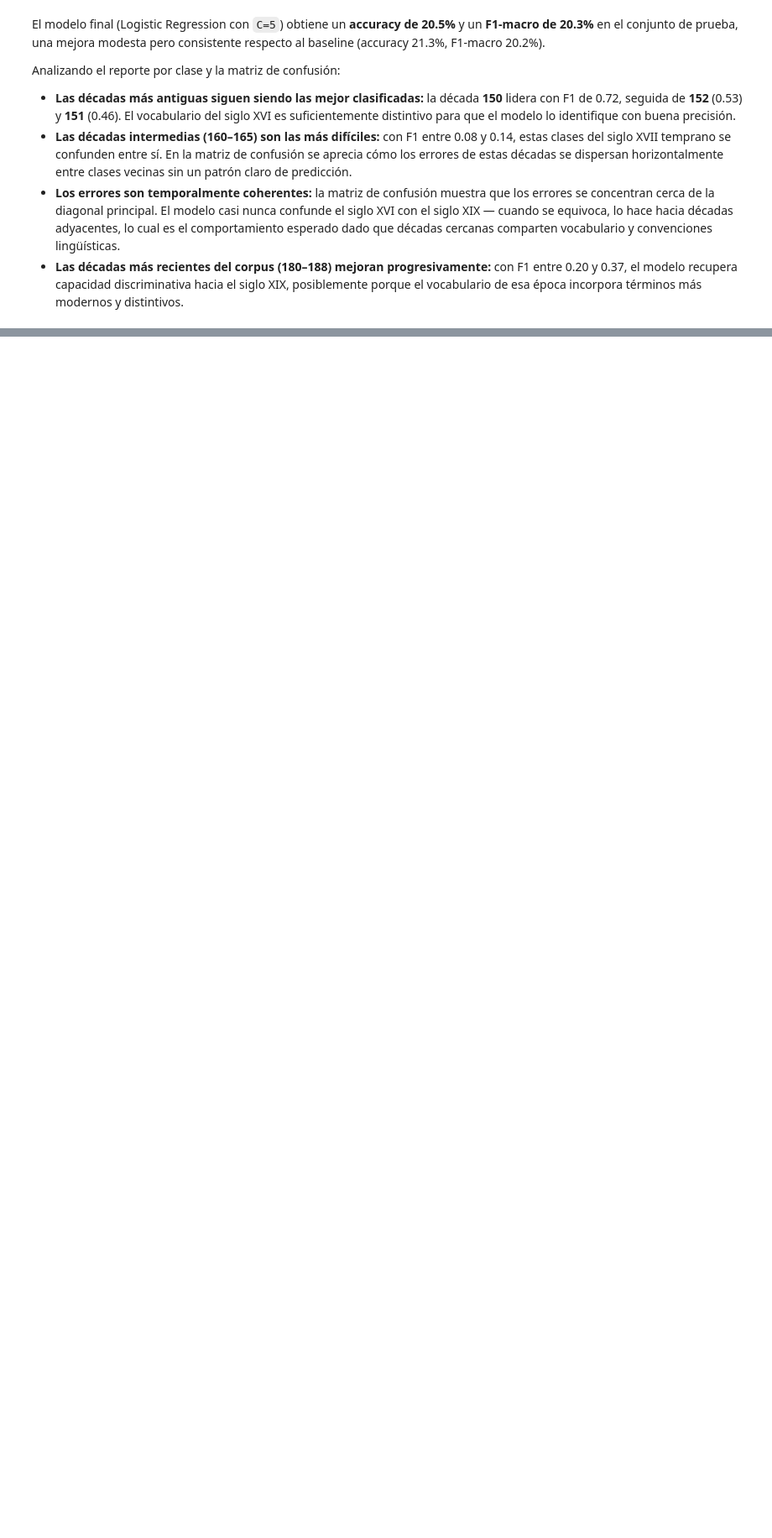
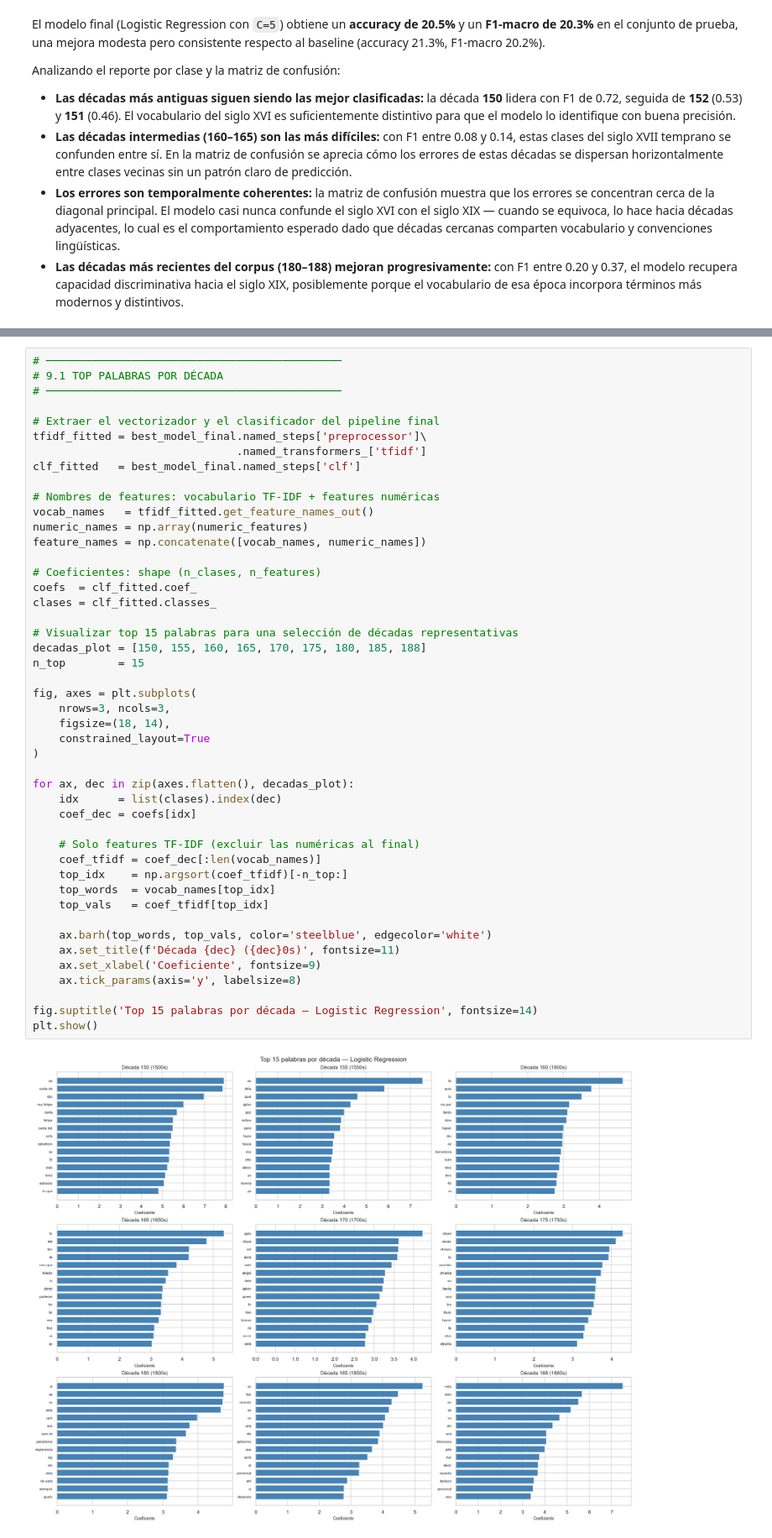
Before and after one commit to jcamilc17/Proyecto_1-ML, a Jupyter notebook: Proyecto1.ipynb, the cells around one changed output, grey strips where cells are left out. Shown at 84% size. Saved outputs shown, nothing was run; the diff lists cells and outputs as text; blank space fills up the shorter version.

```diff
--- a/Proyecto1.ipynb
+++ b/Proyecto1.ipynb
@@ -1147,0 +1159,48 @@ Analizando el reporte por clase y la matriz de confusión:
+# %%
+# ─────────────────────────────────────────────
+# 9.1 TOP PALABRAS POR DÉCADA
+# ─────────────────────────────────────────────
+
+# Extraer el vectorizador y el clasificador del pipeline final
+tfidf_fitted = best_model_final.named_steps['preprocessor']\
+                               .named_transformers_['tfidf']
+clf_fitted   = best_model_final.named_steps['clf']
+
+# Nombres de features: vocabulario TF-IDF + features numéricas
+vocab_names   = tfidf_fitted.get_feature_names_out()
+numeric_names = np.array(numeric_features)
+feature_names = np.concatenate([vocab_names, numeric_names])
+
+# Coeficientes: shape (n_clases, n_features)
+coefs  = clf_fitted.coef_
+clases = clf_fitted.classes_
+
+# Visualizar top 15 palabras para una selección de décadas representativas
+decadas_plot = [150, 155, 160, 165, 170, 175, 180, 185, 188]
+n_top        = 15
+
+fig, axes = plt.subplots(
+    nrows=3, ncols=3,
+    figsize=(18, 14),
+    constrained_layout=True
+)
+
+for ax, dec in zip(axes.flatten(), decadas_plot):
+    idx      = list(clases).index(dec)
+    coef_dec = coefs[idx]
+
+    # Solo features TF-IDF (excluir las numéricas al final)
+    coef_tfidf = coef_dec[:len(vocab_names)]
+    top_idx    = np.argsort(coef_tfidf)[-n_top:]
+    top_words  = vocab_names[top_idx]
+    top_vals   = coef_tfidf[top_idx]
+
+    ax.barh(top_words, top_vals, color='steelblue', edgecolor='white')
+    ax.set_title(f'Década {dec} ({dec}0s)', fontsize=11)
+    ax.set_xlabel('Coeficiente', fontsize=9)
+    ax.tick_params(axis='y', labelsize=8)
+
+fig.suptitle('Top 15 palabras por década — Logistic Regression', fontsize=14)
+plt.show()
+# %% [output]
+[figure, added]
```
Also changed, not shown: parts of 9 cells of this notebook.
